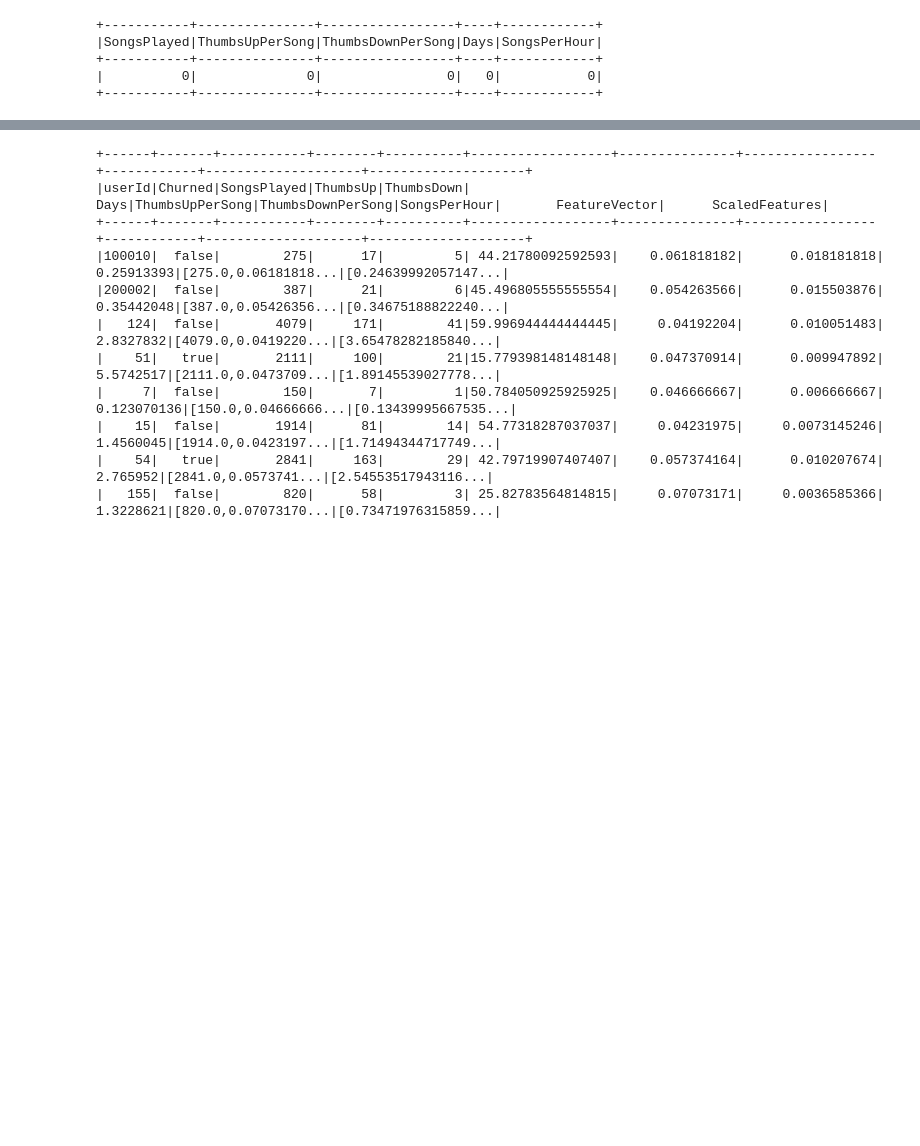
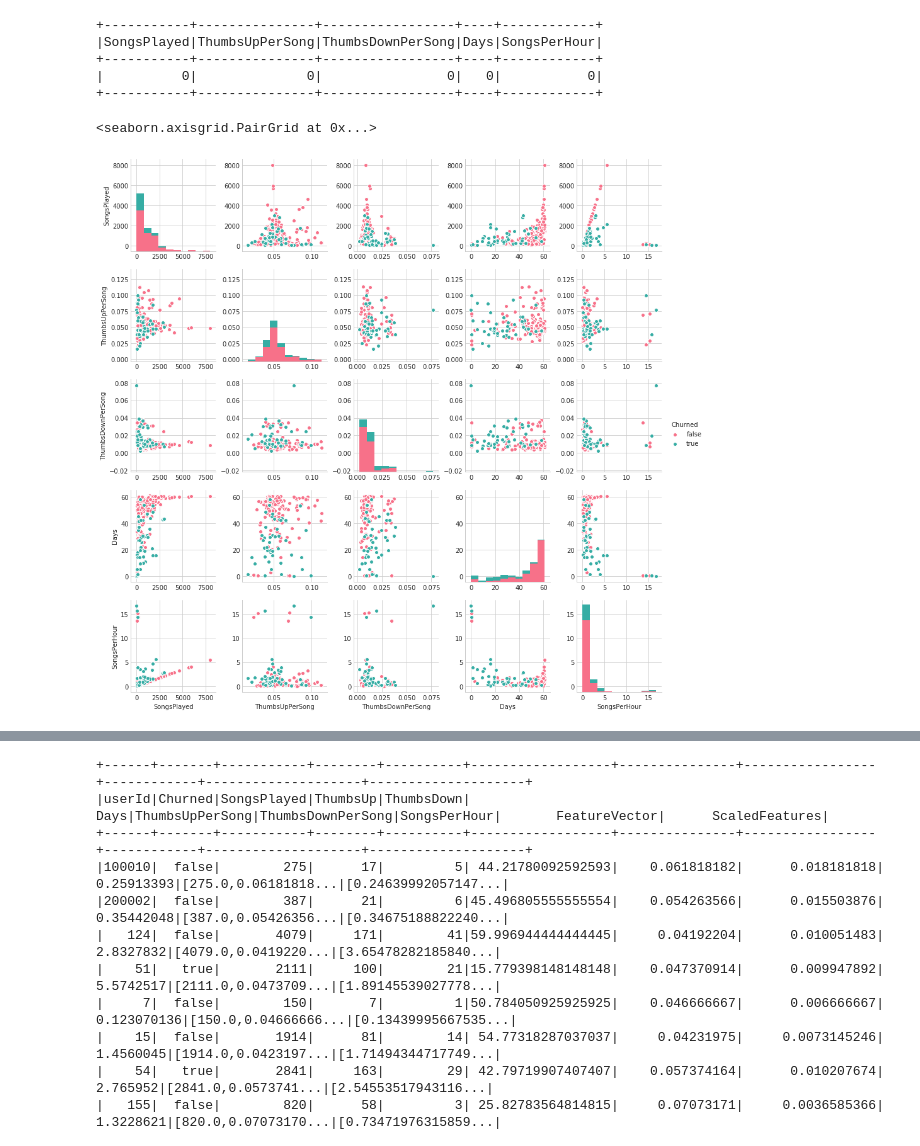
Before and after one commit to canaveensetia/udacity-customer-churn-prediction-using-spark, a Jupyter notebook: Sparkify.ipynb, the cells around one changed output, grey strips where cells are left out. Saved outputs shown, nothing was run; the diff lists cells and outputs as text; code cells hidden in the pictures; blank space fills up the shorter version.

```diff
--- a/Sparkify.ipynb
+++ b/Sparkify.ipynb
@@ -218,3 +218,17 @@ df_features.select([count(when(isnull(c), c)).alias(c) for c in ["SongsPlayed",
 +-----------+---------------+-----------------+----+------------+
 |          0|              0|                0|   0|           0|
 +-----------+---------------+-----------------+----+------------+
+# %%
+import seaborn as sns
+import matplotlib.pyplot as plt
+import seaborn as sns
+sns.set_color_codes("pastel")
+sns.set_style("whitegrid")
+%matplotlib inline
+# %%
+df_features_pandas = df_features.toPandas()
+# %%
+sns.pairplot(df_features_pandas[["SongsPlayed", "ThumbsUpPerSong", "ThumbsDownPerSong", "Days", "SongsPerHour","Churned"]],hue="Churned", palette="husl")
+# %% [output]
+<seaborn.axisgrid.PairGrid at 0x...>
+[figure, added]
```
Also changed, not shown: parts of 11 cells of this notebook, 2 other files.
